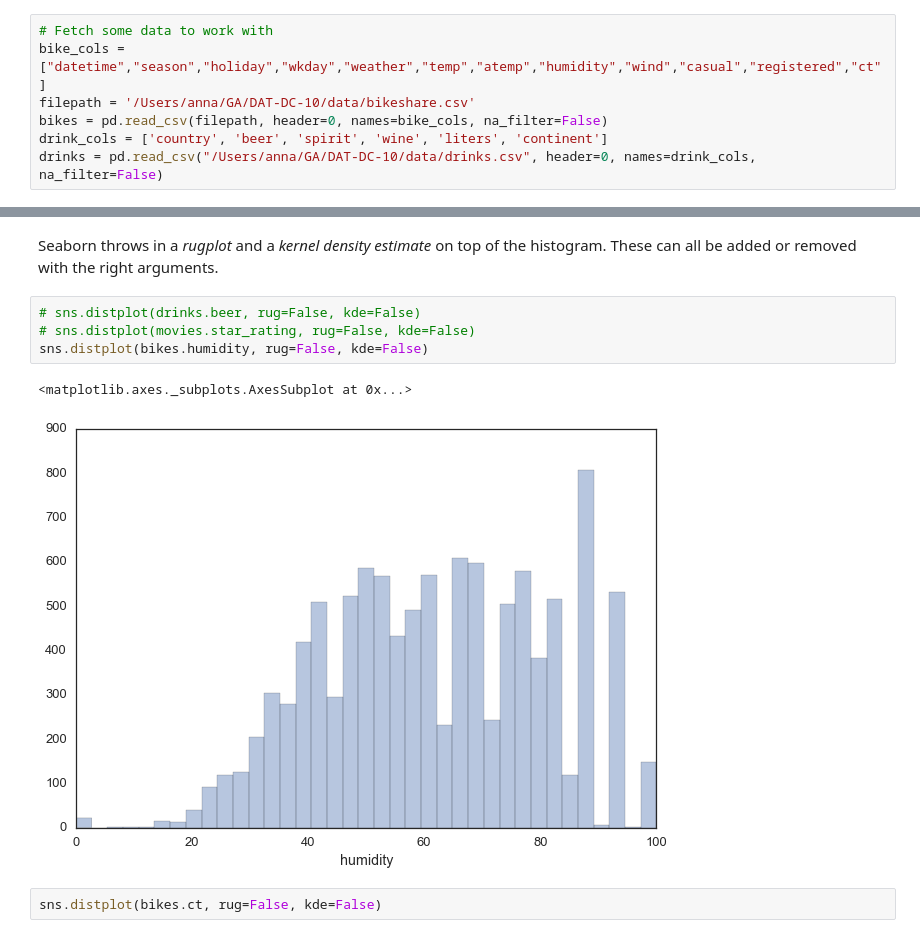
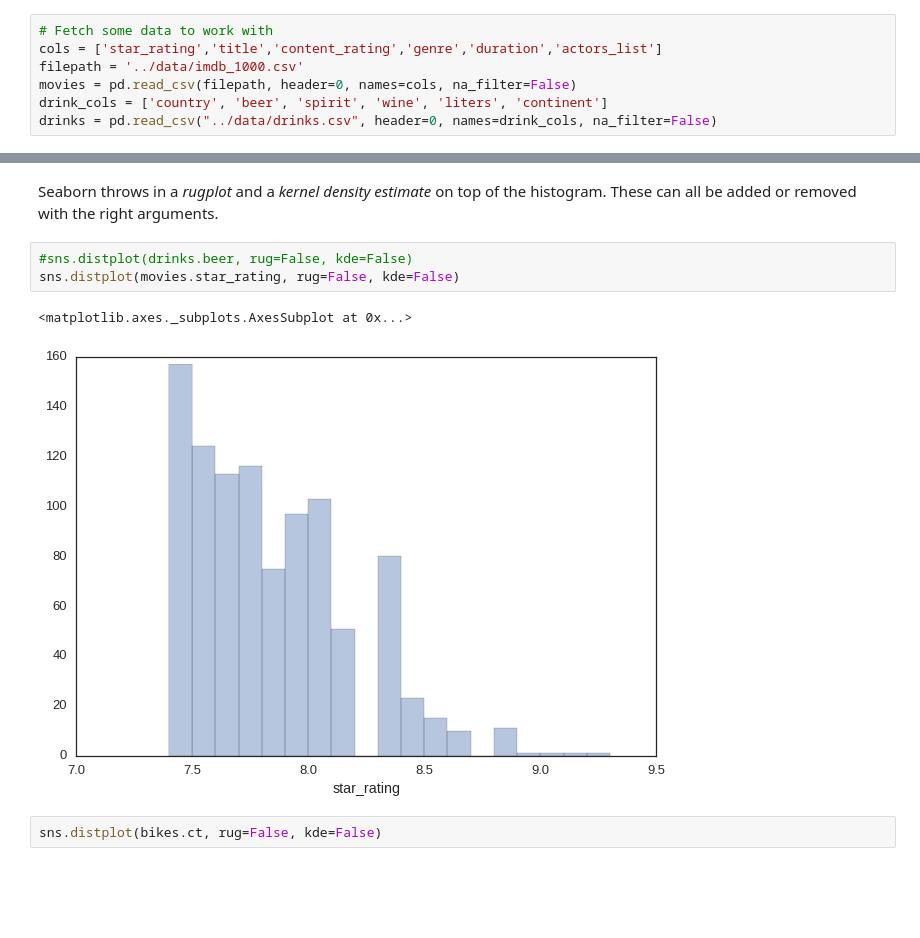
Before and after one commit to annahm/ga_hw, a Jupyter notebook: 05_annahm_bikes.ipynb, the cells around one changed output, grey strips where cells are left out. Saved outputs shown, nothing was run; the diff lists cells and outputs as text; blank space fills up the shorter version.

```diff
--- a/05_annahm_bikes.ipynb
+++ b/05_annahm_bikes.ipynb
@@ -22,8 +22,8 @@ plt.rcParams['font.size'] = 14
 sns.set(style="white", context="talk")
 # %%
 # Fetch some data to work with
-bike_cols = ["datetime","season","holiday","wkday","weather","temp","atemp","humidity","wind","casual","registered","ct"]
-filepath = '/Users/anna/GA/DAT-DC-10/data/bikeshare.csv'
-bikes = pd.read_csv(filepath, header=0, names=bike_cols, na_filter=False)
+cols = ['star_rating','title','content_rating','genre','duration','actors_list']
+filepath = '../data/imdb_1000.csv'
+movies = pd.read_csv(filepath, header=0, names=cols, na_filter=False)
 drink_cols = ['country', 'beer', 'spirit', 'wine', 'liters', 'continent']
-drinks = pd.read_csv("/Users/anna/GA/DAT-DC-10/data/drinks.csv", header=0, names=drink_cols, na_filter=False)
+drinks = pd.read_csv("../data/drinks.csv", header=0, names=drink_cols, na_filter=False)
@@ -125,12 +123,11 @@ sns.distplot(bikes.ct, rug=True)
 # %% [markdown]
 Seaborn throws in a *rugplot* and a *kernel density estimate* on top of the histogram. These can all be added or removed with the right arguments.
 # %%
-# sns.distplot(drinks.beer, rug=False, kde=False)
-# sns.distplot(movies.star_rating, rug=False, kde=False)
-sns.distplot(bikes.humidity, rug=False, kde=False)
+#sns.distplot(drinks.beer, rug=False, kde=False)
+sns.distplot(movies.star_rating, rug=False, kde=False)
 # %% [output]
 <matplotlib.axes._subplots.AxesSubplot at 0x...>
-[figure, old version]
+[figure, new version]
 # %%
 sns.distplot(bikes.ct, rug=False, kde=False)
 # %% [output]
```
Also changed, not shown: parts of 56 cells of this notebook.
